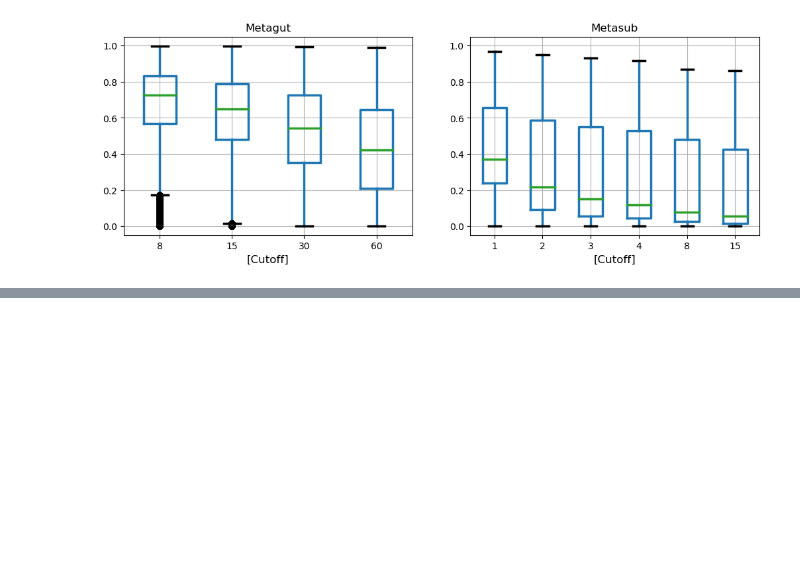
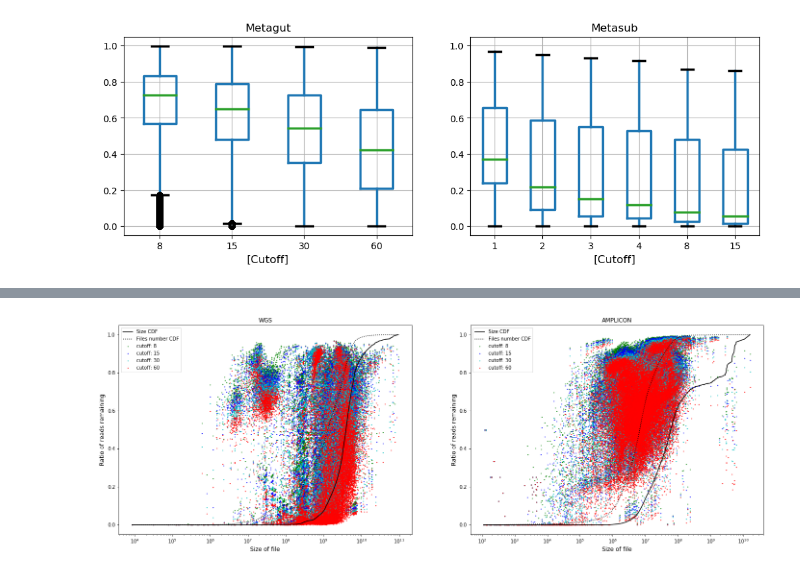
Before and after one commit to ratschlab/metagraph, a Jupyter notebook: analysis.ipynb, the cells around one changed output, grey strips where cells are left out. Drawn from its saved outputs; the diff is of its cells as text; code cells hidden in the pictures; blank space fills up the shorter version.

```diff
--- a/analysis.ipynb
+++ b/analysis.ipynb
@@ -1227,0 +1275,48 @@ plt.show()
+# %%
+df.loc[df.Data == 'Metagut', 'Size'] = df.loc[df.Data == 'Metagut', 'File'].apply(lambda x: os.path.getsize('/cluster/work/grlab/projects/metagenome/benchmark_human_metagenome/nobackup/human_gut_sra/{}.trimfq_0.02.fastq.gz'.format(x)))
+# %%
+fig, ax = plt.subplots(1, 2, figsize=(24, 8))
+
+colors = ['g', 'b', 'c', 'r']
+
+df_ = df[df.Subset == 'WGS']
+ax_ = ax[0]
+for c, cutoff in enumerate(pd.unique(df_.Cutoff)):
+    df_[df_.Cutoff == cutoff].plot.scatter('Size', 'Ratio', label='cutoff: {}'.format(cutoff), c=colors[c], s=1, ax=ax_)
+
+sizes = pd.Series(sorted(df_.loc[df_.Cutoff == cutoff, 'Size'].values))
+sizes_cdf = pd.DataFrame.cumsum(sizes)
+ax_.plot(sizes, sizes_cdf / sizes_cdf.iloc[-1], label='Size CDF', c='black')
+files_cdf = np.arange(1, len(sizes) + 1) / len(sizes)
+ax_.plot(sizes, files_cdf / files_cdf[-1], label='Files number CDF', c='black', linestyle=':')
+ax_.legend()
+
+ax_.set_title(df_.Subset.iloc[0])
+ax_.set_ylim([-0.05, 1.05])
+ax_.set_xscale('log')
+ax_.set_ylabel('Ratio of reads remaining')
+ax_.set_xlabel('Size of file')
+
+df_ = df[df.Subset == 'AMPLICON']
+ax_ = ax[1]
+for c, cutoff in enumerate(pd.unique(df_.Cutoff)):
+    df_[df_.Cutoff == cutoff].plot.scatter('Size', 'Ratio', label='cutoff: {}'.format(cutoff), c=colors[c], s=1, ax=ax_)
+
+sizes = pd.Series(sorted(df_.loc[df_.Cutoff == cutoff, 'Size'].values))
+sizes_cdf = pd.DataFrame.cumsum(sizes)
+ax_.plot(sizes, sizes_cdf / sizes_cdf.iloc[-1], label='Size CDF', c='black')
+files_cdf = np.arange(1, len(sizes) + 1) / len(sizes)
+ax_.plot(sizes, files_cdf / files_cdf[-1], label='Files number CDF', c='black', linestyle=':')
+ax_.legend()
+
+ax_.set_title(df_.Subset.iloc[0])
+ax_.set_ylim([-0.05, 1.05])
+ax_.set_xscale('log')
+ax_.set_ylabel('Ratio of reads remaining')
+ax_.set_xlabel('Size of file')
+
+fig.suptitle('')
+
+plt.show()
+# %% [output]
+[figure, added]
```
Also changed, not shown: parts of 10 cells of this notebook.
